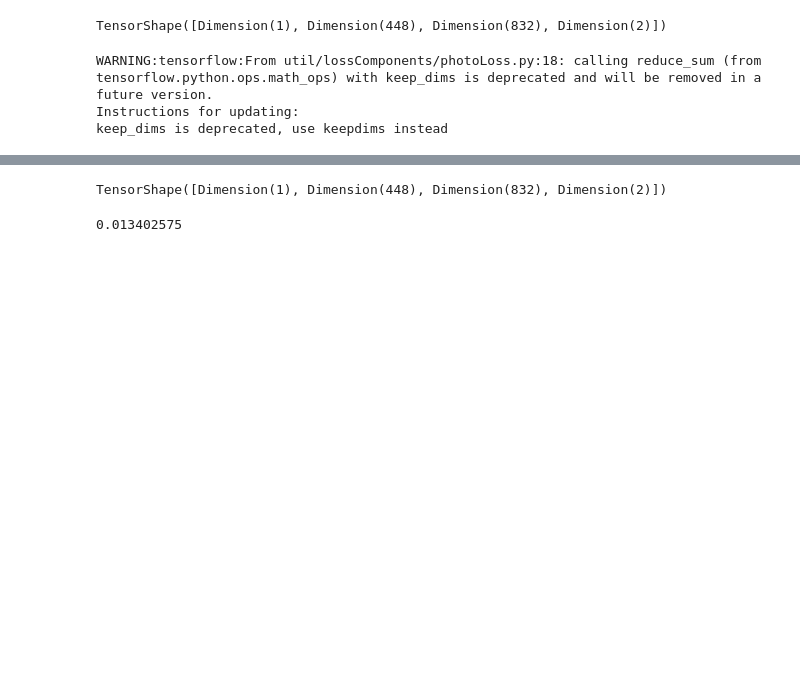
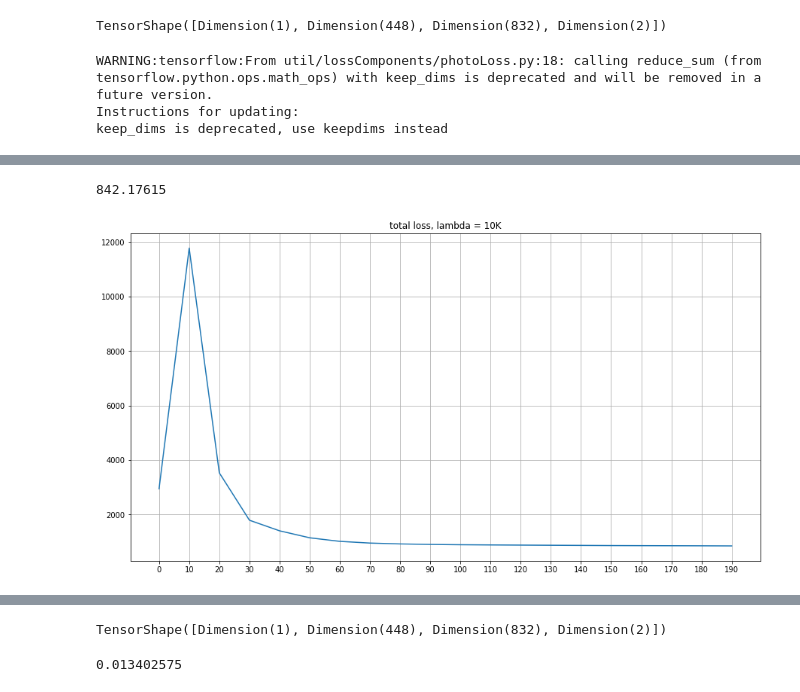
Before and after one commit to y788zhan/joint_seg_flow, a Jupyter notebook: src/shallow_ADM_train.ipynb, the cells around one changed output, grey strips where cells are left out. Saved outputs shown, nothing was run; the diff lists cells and outputs as text; code cells hidden in the pictures; blank space fills up the shorter version.

```diff
--- a/src/shallow_ADM_train.ipynb
+++ b/src/shallow_ADM_train.ipynb
@@ -249,0 +284,10 @@ Smooth loss from "network" without border: 0.019005
+# %%
+plt.figure(figsize=(15, 8))
+plt.plot(tLosses[:20])
+plt.grid()
+plt.title('total loss, lambda = 10K')
+plt.xticks(range(20), np.arange(20) * 10)
+tLosses[20]
+# %% [output]
+842.17615
+[figure, added]
```
Also changed, not shown: parts of 14 cells of this notebook, 5 other files.
